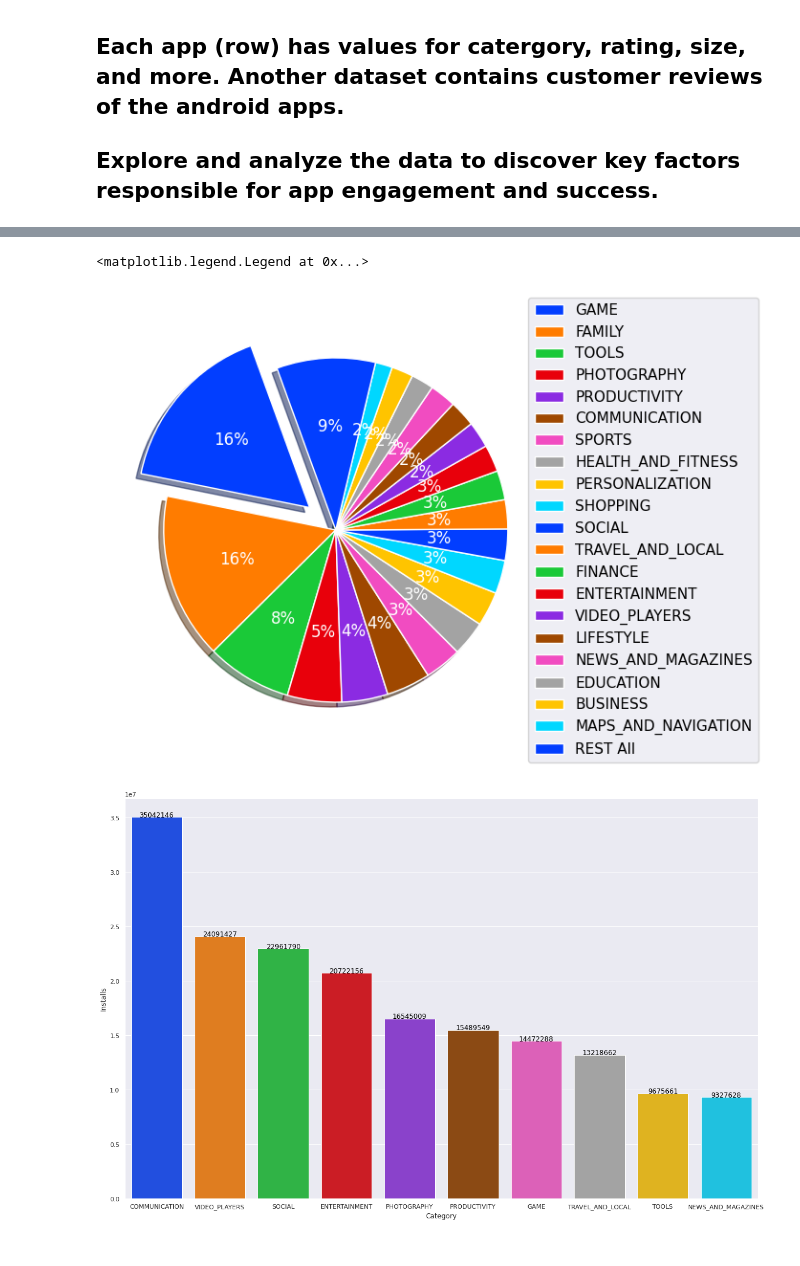
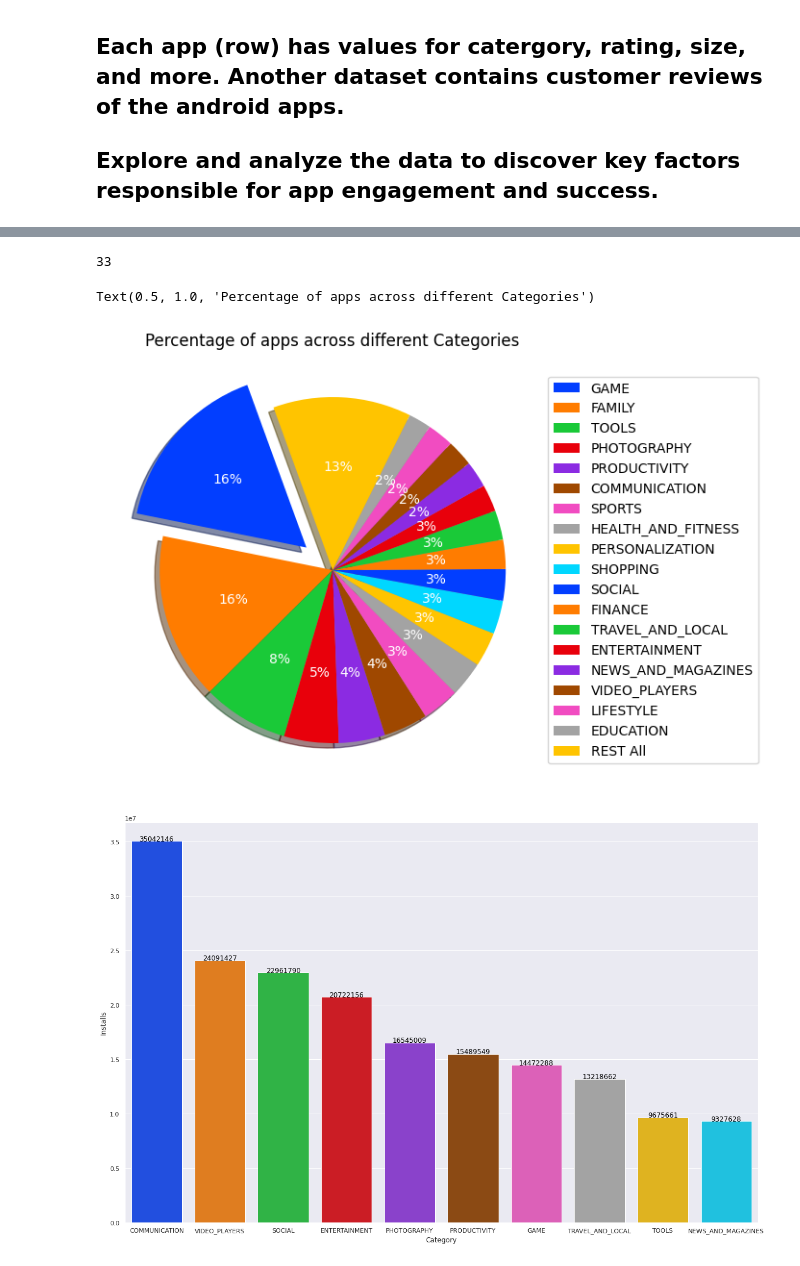
Before and after one commit to Yash1289/play_store_data_Eda, a Jupyter notebook: Play_Store_App_Review_Analysis_Capstone_Project.ipynb, the cells around one changed output, grey strips where cells are left out. Drawn from its saved outputs; the diff is of its cells as text; code cells hidden in the pictures.

Commit message:
Adding Comments and making the code more structured

```diff
--- a/Play_Store_App_Review_Analysis_Capstone_Project.ipynb
+++ b/Play_Store_App_Review_Analysis_Capstone_Project.ipynb
@@ -76,6 +181,8 @@ play_store_df["Rating"] = np.where(play_store_df["Rating"].isna(), play_store_df
-# %%
-play_store_df.drop_duplicates(subset ="App" , keep="first",inplace=True)
-play_store_df["Reviews"] = play_store_df["Reviews"].astype(int)
+# %%
+#Changing the data type of Rating and Reviews column from string to float and int
+
+play_store_df["Rating"] = play_store_df["Rating"].astype(float)
+play_store_df["Reviews"] = play_store_df["Reviews"].astype(int)
 # %%
 play_store_df.info()
 # %% [output]
@@ -109,5 +218,6 @@ array(['10,000+', '500,000+', '5,000,000+', '50,000,000+', '100,000+',
 # %%
 def stringToInt(installs):
+  ''' Function to Convert string values of installs to its numeric value'''
   if installs == "0":
     return int(installs)
   else :
@@ -136,0 +234,7 @@ lowest_rated_apps
+# %%
+#Filtering out apps having more than 1m download
+apps_with_1m_downloads = play_store_df[play_store_df["Installs"] >= 1000000]
+
+#Finding the highest rated apps across our google play store data that have more than 1m downloads
+highest_rated_apps = apps_with_1m_downloads[apps_with_1m_downloads["Rating"] == apps_with_1m_downloads["Rating"].max()]
+highest_rated_apps
@@ -158,38 +293,48 @@ most_reviewed_app
+# %%
+#checking out the number of category we have in total in our dataset
+play_store_df["Category"].nunique()
+# %% [output]
+33
 # %%
-category_wise_apps = app_with_1m_downloads["Category"].value_counts()
+#Finding out the number of apps that we have in each category bracket
+category_wise_apps = apps_with_1m_downloads["Category"].value_counts()
+
+#Making a list of all Categories
 category_wise_apps_list = category_wise_apps.index.tolist()
+#Making a list of count of apps each category has
 category_wise_apps_count = list(category_wise_apps.values)
 
-# for index, x in enumerate(category_wise_apps_count):
-#   if index <=  :
-#     slicingIndex = index
-#     break
-slicingIndex = 20
+''' Plotting a pie chart to show the percentage of apps we have across
+    different Categories , we will show individual pie pieces for top 18
+    categories and bundle out the rest into "Rest All" piece'''
+
+slicingIndex = 18
 
 category_wise_apps_list = category_wise_apps_list[:slicingIndex]
 category_wise_apps_count_new = category_wise_apps_count[:slicingIndex]
 sumofRest = sum(category_wise_apps_count[slicingIndex:])
 category_wise_apps_list.append("REST All")
 category_wise_apps_count_new.append(sumofRest)
 
 totalCategories = len(category_wise_apps_count_new)
 
 fig_1 = plt.figure(figsize=(8,5),dpi=100)
 axes_1 = fig_1.add_axes([0.1,0.1,0.9,0.9])
 plt.rcParams['text.color'] = 'black'
 colors = sns.color_palette('bright')[0:totalCategories]
 
 explode = [0]*totalCategories
 explode[0] = 0.2
 
 wedges, texts, autotexts = plt.pie(category_wise_apps_count_new, explode=explode, labels = category_wise_apps_list, colors=colors,
                                     autopct='%1.0f%%', shadow=True, startangle=110,
                                     textprops=dict(color="w"))
 
 plt.legend(wedges, category_wise_apps_list, loc='right', bbox_to_anchor=(1, 0, 0.5, 1))
+plt.title("Percentage of apps across different Categories")
 # %% [output]
-<matplotlib.legend.Legend at 0x...>
+Text(0.5, 1.0, 'Percentage of apps across different Categories')
-[figure, old version]
+[figure, new version]
 # %%
 installs_groupby = play_store_df.groupby("Category").agg({ "Installs" : "mean"}).reset_index().sort_values(by = "Installs" , ascending=False ,ignore_index=True)[:10]
 installs_groupby["Installs"] = installs_groupby["Installs"].astype("int64")
```
Also changed, not shown: parts of 46 cells of this notebook.
